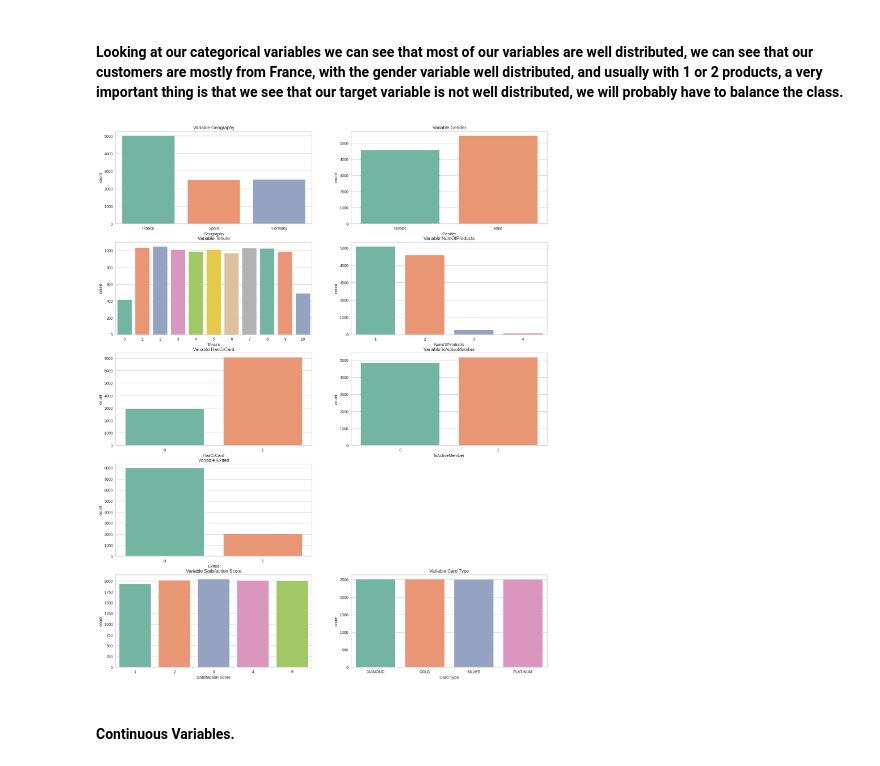
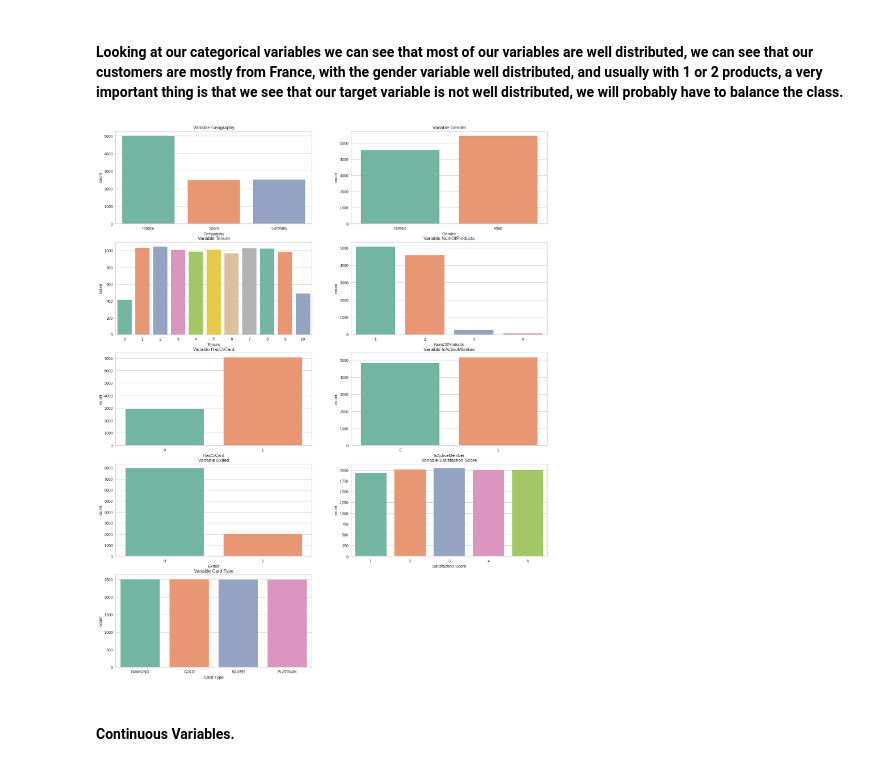
Before and after one commit to juliusmarkwei/Customer-Churn-EDA-Balancing-and-ML, a Jupyter notebook: notebooks/customer_churn_eda_balancing_and_ml_83_63.ipynb, the cells around one changed output. Drawn from its saved outputs; the diff is of its cells as text; code cells hidden in the pictures.

```diff
--- a/notebooks/customer_churn_eda_balancing_and_ml_83_63.ipynb
+++ b/notebooks/customer_churn_eda_balancing_and_ml_83_63.ipynb
@@ -32,7 +36,7 @@ from sklearn.preprocessing import LabelEncoder
 # %% [markdown]
 #### Here we are reading the database using the name "df" in the variable.
 # %%
-df = pd.read_csv('/content/drive/MyDrive/Datasets/Customer-Churn-Records.csv', sep = ',')
+df = pd.read_csv('../data/raw/Customer-Churn-Records.csv', sep = ',')
 # %% [markdown]
 #### Here we can see that we have categorical and continuous variables, we can also see that we don't have null values.
 
@@ -169,39 +188,36 @@ plt.gca().set_title('Variable Gender')
 sns.countplot(x = 'Gender', palette = 'Set2', data = df)
 
 plt.subplot(5, 2, 3)
 plt.gca().set_title('Variable Tenure')
 sns.countplot(x = 'Tenure', palette = 'Set2', data = df)
 
 plt.subplot(5, 2, 4)
 plt.gca().set_title('Variable NumOfProducts')
 sns.countplot(x = 'NumOfProducts', palette = 'Set2', data = df)
 
 plt.subplot(5, 2, 5)
 plt.gca().set_title('Variable HasCrCard')
 sns.countplot(x = 'HasCrCard', palette = 'Set2', data = df)
 
 plt.subplot(5, 2, 6)
 plt.gca().set_title('Variable IsActiveMember')
 sns.countplot(x = 'IsActiveMember', palette = 'Set2', data = df)
 
 plt.subplot(5, 2, 7)
 plt.gca().set_title('Variable Exited')
 sns.countplot(x = 'Exited', palette = 'Set2', data = df)
 
-# plt.subplot(5, 2, 8)
-# plt.gca().set_title('Variable Complain')
-# sns.countplot(x = 'Complain', palette = 'Set2', data = df)
 
-plt.subplot(5, 2, 9)
+plt.subplot(5, 2, 8)
 plt.gca().set_title('Variable Satisfaction Score')
 sns.countplot(x = 'Satisfaction Score', palette = 'Set2', data = df)
 
-plt.subplot(5, 2, 10)
+plt.subplot(5, 2, 9)
 plt.gca().set_title('Variable Card Type')
 sns.countplot(x = 'Card Type', palette = 'Set2', data = df)
 plt.show()
 # %% [output]
-[figure, old version]
+[figure, new version]
 # %% [markdown]
 #### Continuous Variables.
 # %% [markdown]
```
Also changed, not shown: parts of 16 cells of this notebook, 7 other files.
